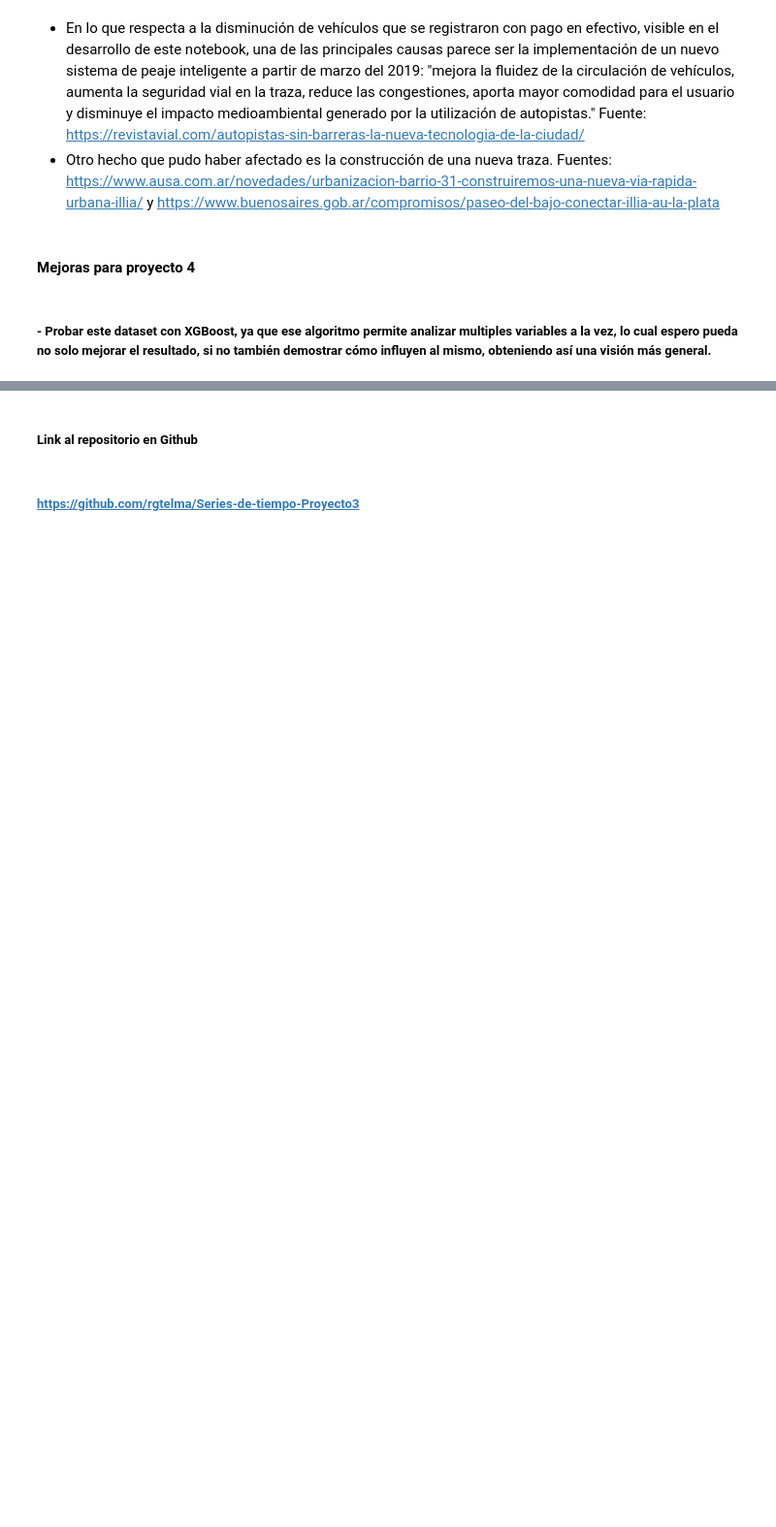
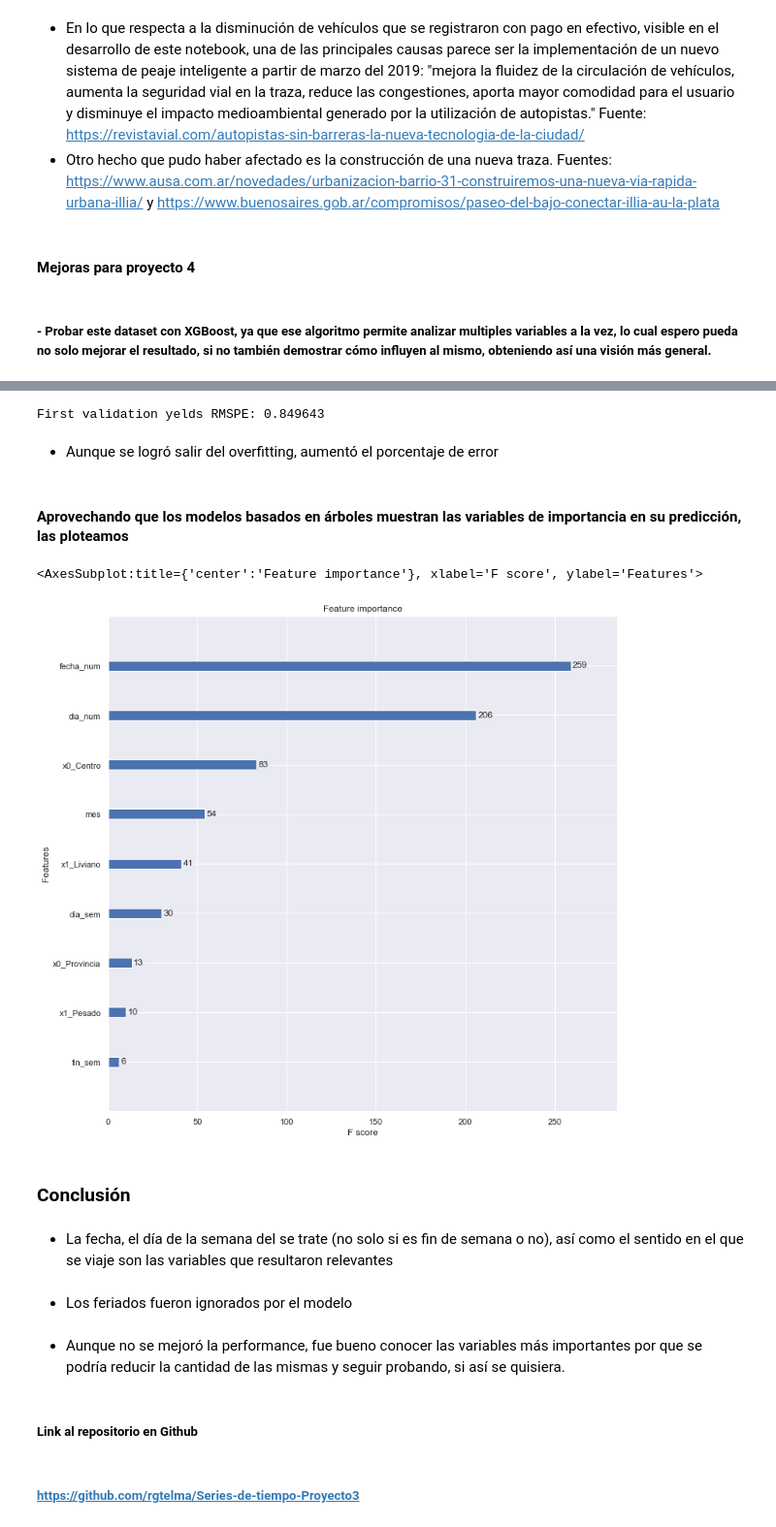
Before and after one commit to rgtelma/Series-de-tiempo-Proyecto3-, a Jupyter notebook: DS- Proyecto3 Series de tiempo.ipynb, the cells around one changed output, grey strips where cells are left out. Shown at 97% size. Drawn from its saved outputs; the diff is of its cells as text; code cells hidden in the pictures; blank space fills up the shorter version.

```diff
--- a/DS- Proyecto3 Series de tiempo.ipynb
+++ b/DS- Proyecto3 Series de tiempo.ipynb
@@ -981,0 +1284,5 @@ Porcentaje de error: 20.072732988868424
+# %%
+X_train=xg_train.drop(['cantidad_pasos'],axis=1)
+y_train=xg_train['cantidad_pasos']
+X_test=xg_test.drop(['cantidad_pasos'],axis=1)
+y_test=xg_test['cantidad_pasos']
@@ -981,0 +1303,11 @@ Porcentaje de error: 20.072732988868424
+# %%
+# nuevamente la métrica elegida es: rmspe
+# Root Mean Square Percentage Error
+
+def rmspe(y, yhat):
+    return np.sqrt(np.mean((yhat / y-1) ** 2))
+
+def rmspe_xg(yhat, y):
+    y = np.expm1(y.get_label())
+    yhat = np.expm1(yhat)
+    return "rmspe", rmspe(y, yhat)
@@ -981,0 +1426,17 @@ Porcentaje de error: 20.072732988868424
+# %%
+# with new parameters
+params_new = {
+    'booster': 'gbtree',
+    'objective': 'reg:squarederror',
+    'subsample': 0.8,
+    'colsample_bytree': 0.85,
+    'eta': 0.05,
+    'max_depth': 4,
+    'gamma': 1,
+    'reg_alpha': 25,
+    'reg_lambda': 2,
+    'seed': 42}
+
+
+model_final = xgb.train(params_new, dtrain, 300, evals = watchlist,
+                        early_stopping_rounds = 50, feval = rmspe_xg, verbose_eval = 1)
@@ -982,3 +1461,27 @@ Porcentaje de error: 20.072732988868424
+# %%
+yhat = model_final.predict(xgb.DMatrix(X_test))
+error = rmspe(y_test, yhat)
+
+print('First validation yelds RMSPE: {:.6f}'.format(error))
+# %% [output]
+First validation yelds RMSPE: 0.849643
+# %% [markdown]
+* Aunque se logró salir del overfitting, aumentó el porcentaje de error
+# %% [markdown]
+#### Aprovechando que los modelos basados en árboles muestran las variables de importancia en su predicción, las ploteamos
+# %%
+xgb.plot_importance(model_final)
+# %% [output]
+<AxesSubplot:title={'center':'Feature importance'}, xlabel='F score', ylabel='Features'>
+[figure, added]
+# %% [markdown]
+### Conclusión
+# %% [markdown]
+* La fecha, el día de la semana del se trate (no solo si es fin de semana o no), así como el sentido en el que se viaje son las variables que resultaron relevantes
+# %% [markdown]
+* Los feriados fueron ignorados por el modelo
+# %% [markdown]
+* Aunque no se mejoró la performance, fue bueno conocer las variables más importantes por que se podría reducir la cantidad de las mismas y seguir probando, si así se quisiera.
 # %% [markdown]
 ##### Link al repositorio en Github
 # %% [markdown]
```
Also changed, not shown: parts of 55 cells of this notebook.
